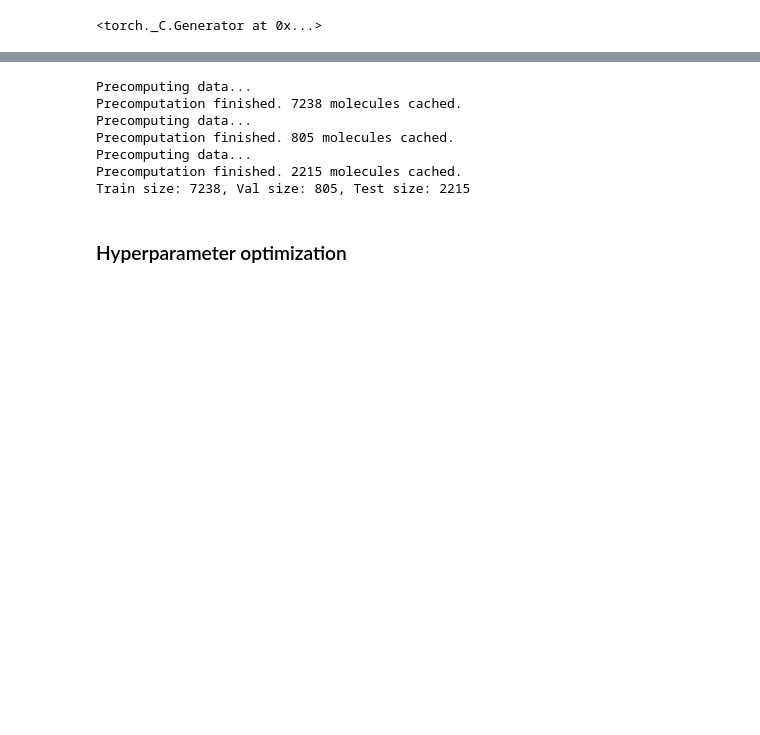
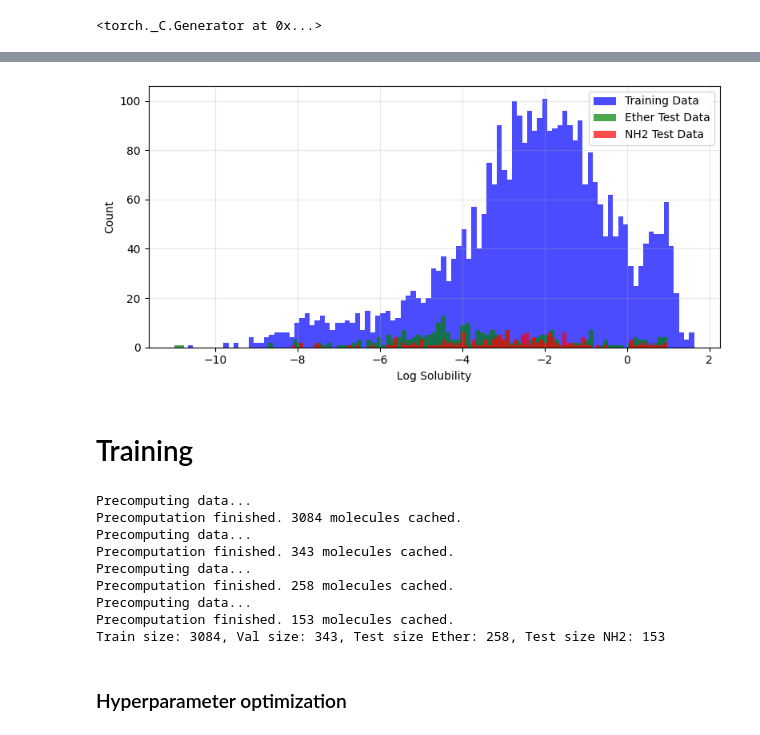
Before and after one commit to p0017/Molecular-Test-Time-Adaptation, a Jupyter notebook: Molecular-Test-Time-Adaptation.ipynb, the cells around one changed output, grey strips where cells are left out. Saved outputs shown, nothing was run; the diff lists cells and outputs as text; code cells hidden in the pictures; blank space fills up the shorter version.

```diff
--- a/Molecular-Test-Time-Adaptation.ipynb
+++ b/Molecular-Test-Time-Adaptation.ipynb
@@ -89,5 +160,11 @@ Removing [471, 503, 589, 591, 592, 593, 594, 610, 613, 641, 643, 647, 649, 652,
+# %%
+solubility_histogram_shift(data_df_filtered, test_df_filtered_eth, test_df_filtered_nh, save_plots=save_plots)
+# %% [output]
+[figure, added]
+# %% [markdown]
+# Training
 # %%
-train_df, val_df = train_test_split(data_df, test_size=0.1, random_state=0)
+train_df, val_df = train_test_split(data_df_filtered, test_size=0.1, random_state=0)
 train_loader = construct_loader(
     train_df, "SmilesCurated", "ExperimentalLogS", shuffle=True, batch_size=batch_size
 )
@@ -96,9 +173,14 @@ val_loader = construct_loader(
     val_df, "SmilesCurated", "ExperimentalLogS", shuffle=False, batch_size=batch_size
 )
 
-test_loader = construct_loader(test_df, "SMILES", "LogS", shuffle=False, batch_size=1)
+test_loader_eth = construct_loader(
+    test_df_filtered_eth, "SMILES", "LogS", shuffle=False, batch_size=1
+)
+test_loader_nh = construct_loader(
+    test_df_filtered_nh, "SMILES", "LogS", shuffle=False, batch_size=1
+)
 print(
-    f"Train size: {len(train_loader.dataset)}, Val size: {len(val_loader.dataset)}, Test size: {len(test_loader.dataset)}"
+    f"Train size: {len(train_loader.dataset)}, Val size: {len(val_loader.dataset)}, Test size Ether: {len(test_loader_eth.dataset)}, Test size NH2: {len(test_loader_nh.dataset)}"
 )
 
 # Standardizer for the solubility labels
@@ -107,12 +189,14 @@ std = np.std(train_loader.dataset.labels)
 stdzer = Standardizer(mean, std)
 # %% [output]
 Precomputing data...
-Precomputation finished. 7238 molecules cached.
+Precomputation finished. 3084 molecules cached.
 Precomputing data...
-Precomputation finished. 805 molecules cached.
+Precomputation finished. 343 molecules cached.
 Precomputing data...
-Precomputation finished. 2215 molecules cached.
-Train size: 7238, Val size: 805, Test size: 2215
+Precomputation finished. 258 molecules cached.
+Precomputing data...
+Precomputation finished. 153 molecules cached.
+Train size: 3084, Val size: 343, Test size Ether: 258, Test size NH2: 153
 # %% [markdown]
 ### Hyperparameter optimization
 # %%
```
Also changed, not shown: parts of 31 cells of this notebook, 24 other files.
